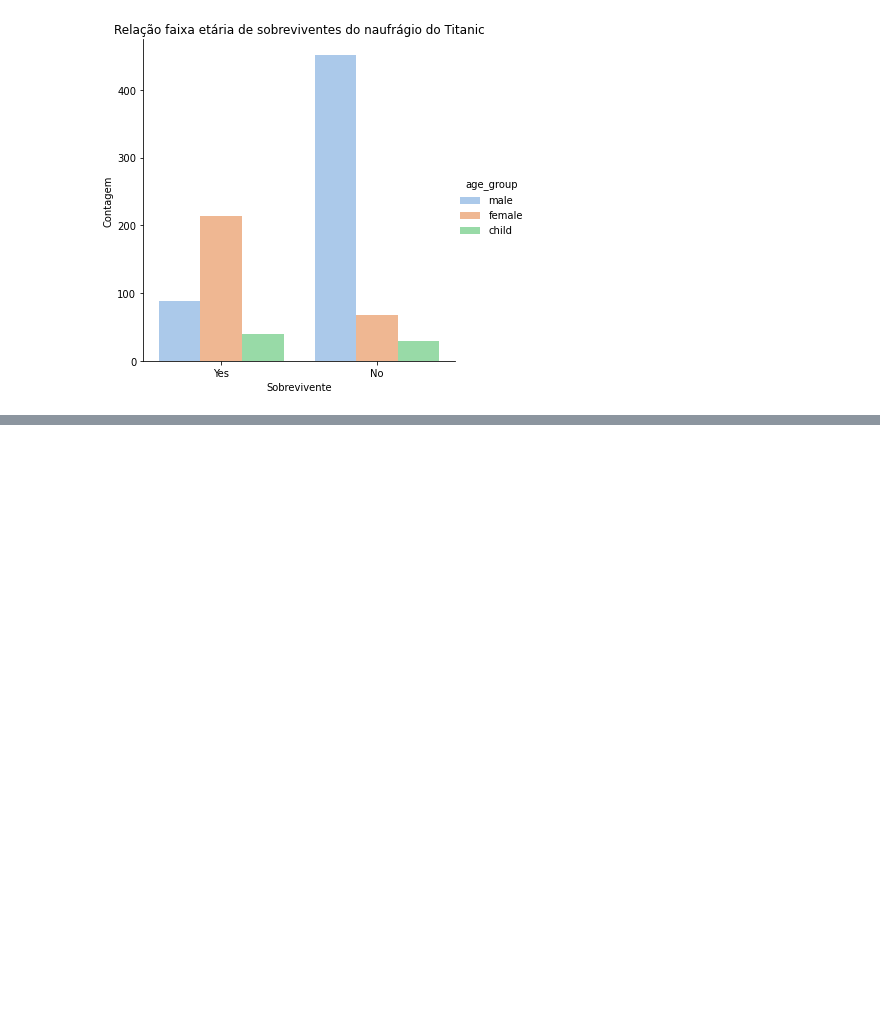
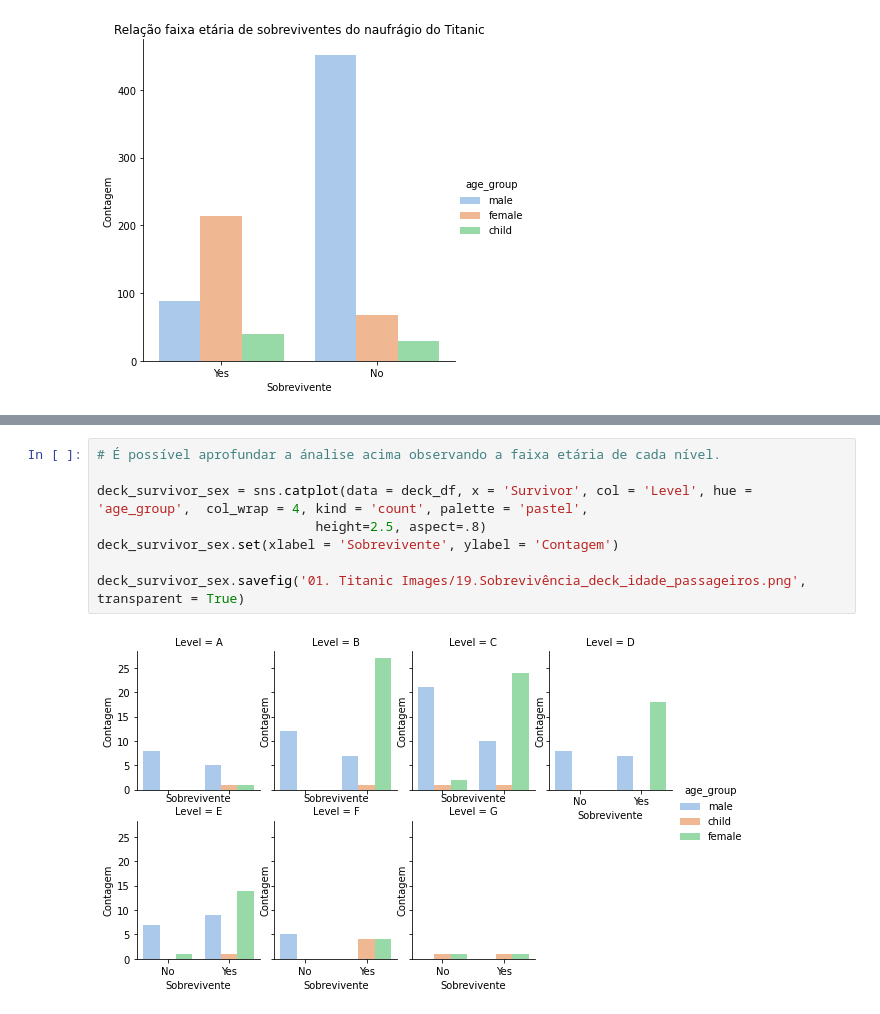
Before and after one commit to GuiArrP/01.-Python-projects, a Jupyter notebook: Jupyter Notebook/01. Data Analisys/pt - br/01 - Titanic/01. Titanic Project.ipynb, the cells around one changed output, grey strips where cells are left out. Cells and saved outputs as stored; diff of their text form; blank space fills up the shorter version.

```diff
--- a/Jupyter Notebook/01. Data Analisys/pt - br/01 - Titanic/01. Titanic Project.ipynb
+++ b/Jupyter Notebook/01. Data Analisys/pt - br/01 - Titanic/01. Titanic Project.ipynb
@@ -538 +546,11 @@ See the caveats in the documentation: https://pandas.pydata.org/pandas-docs/stab
+# %%
+# É possível aprofundar a ánalise acima observando a faixa etária de cada nível.
+
+deck_survivor_sex = sns.catplot(data = deck_df, x = 'Survivor', col = 'Level', hue = 'age_group',  col_wrap = 4, kind = 'count', palette = 'pastel',
+                            height=2.5, aspect=.8)
+deck_survivor_sex.set(xlabel = 'Sobrevivente', ylabel = 'Contagem')
+
+deck_survivor_sex.savefig('01. Titanic Images/19.Sobrevivência_deck_idade_passageiros.png', transparent = True)
+# %% [output]
+[figure, added]
 # %%
```
Also changed, not shown: parts of 4 cells of this notebook.
